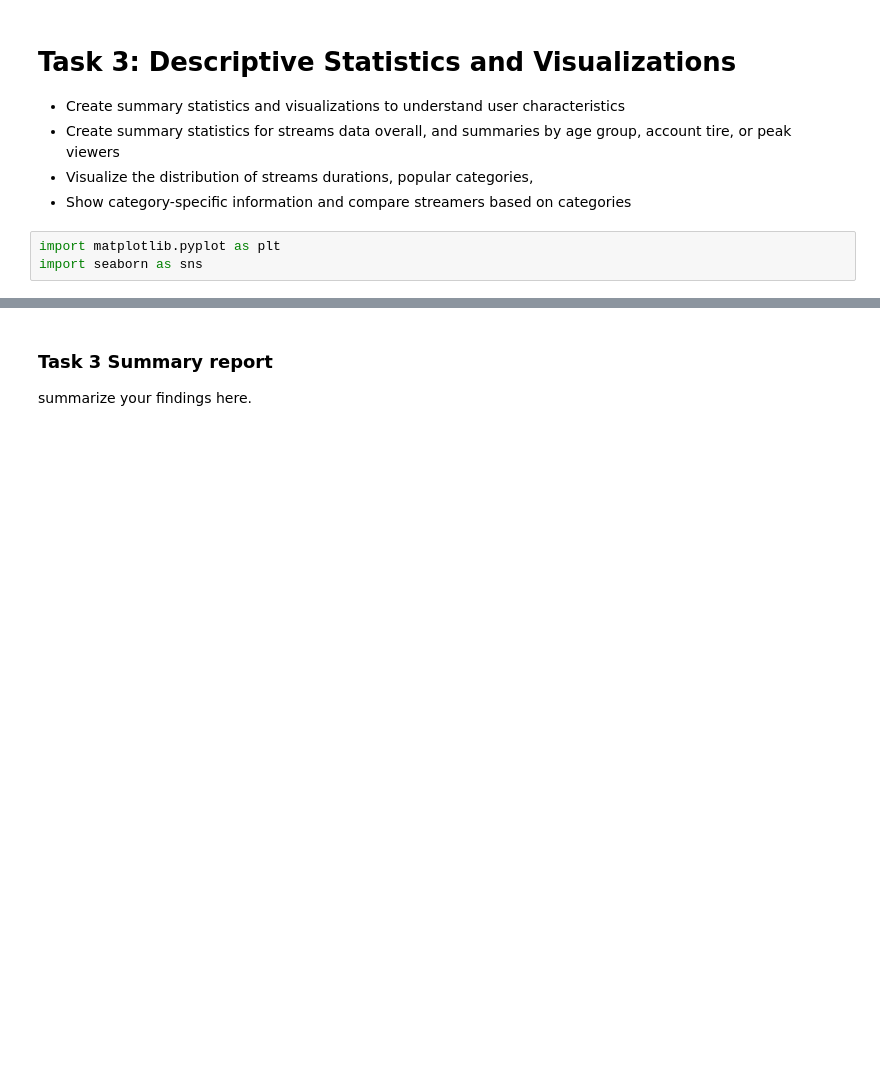
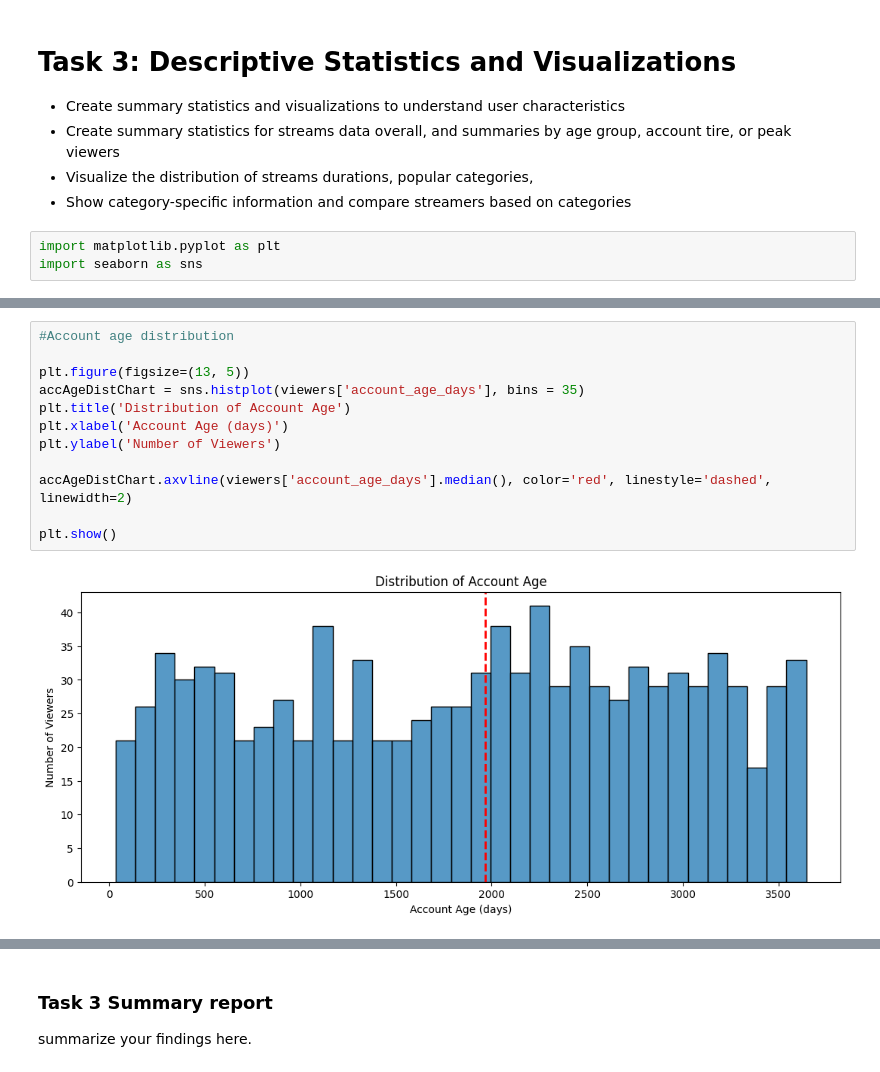
Before and after one commit to zlwym/Assignment01_IAT461, a Jupyter notebook: IAT461-Assignment01-Scaffold.ipynb, the cells around one changed output, grey strips where cells are left out. Drawn from its saved outputs; the diff is of its cells as text; blank space fills up the shorter version.

```diff
--- a/IAT461-Assignment01-Scaffold.ipynb
+++ b/IAT461-Assignment01-Scaffold.ipynb
@@ -562,0 +640,14 @@ import seaborn as sns
+# %%
+#Account age distribution
+
+plt.figure(figsize=(13, 5))
+accAgeDistChart = sns.histplot(viewers['account_age_days'], bins = 35)
+plt.title('Distribution of Account Age')
+plt.xlabel('Account Age (days)')
+plt.ylabel('Number of Viewers')
+
+accAgeDistChart.axvline(viewers['account_age_days'].median(), color='red', linestyle='dashed', linewidth=2)
+
+plt.show()
+# %% [output]
+[figure, added]
```
Also changed, not shown: parts of 18 cells of this notebook.
